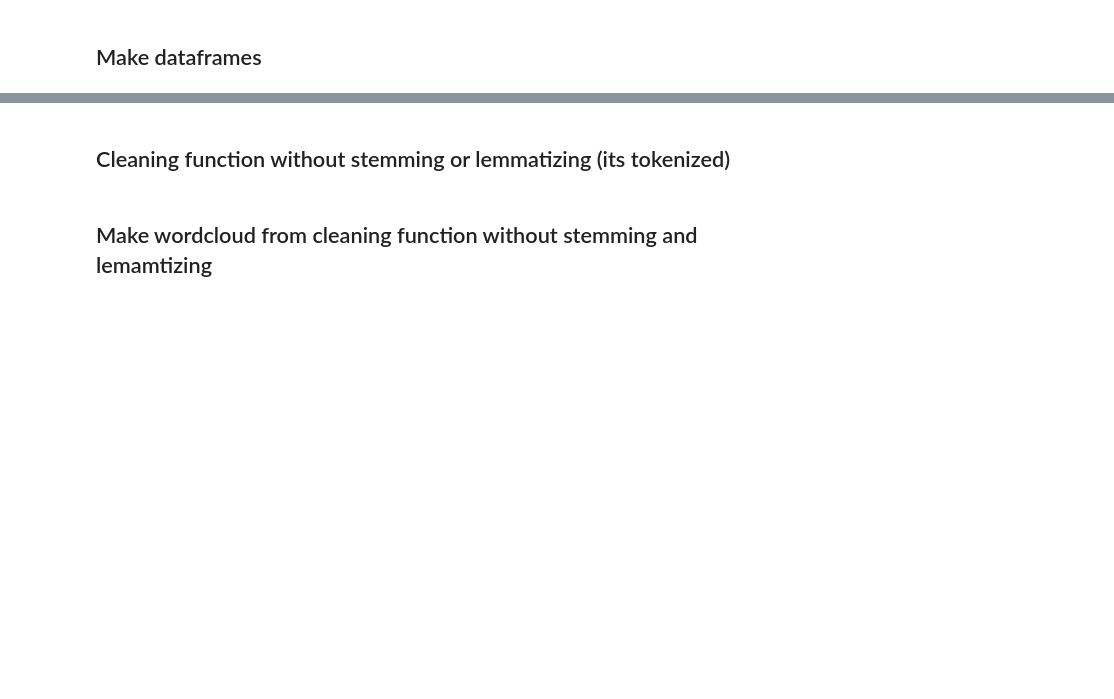
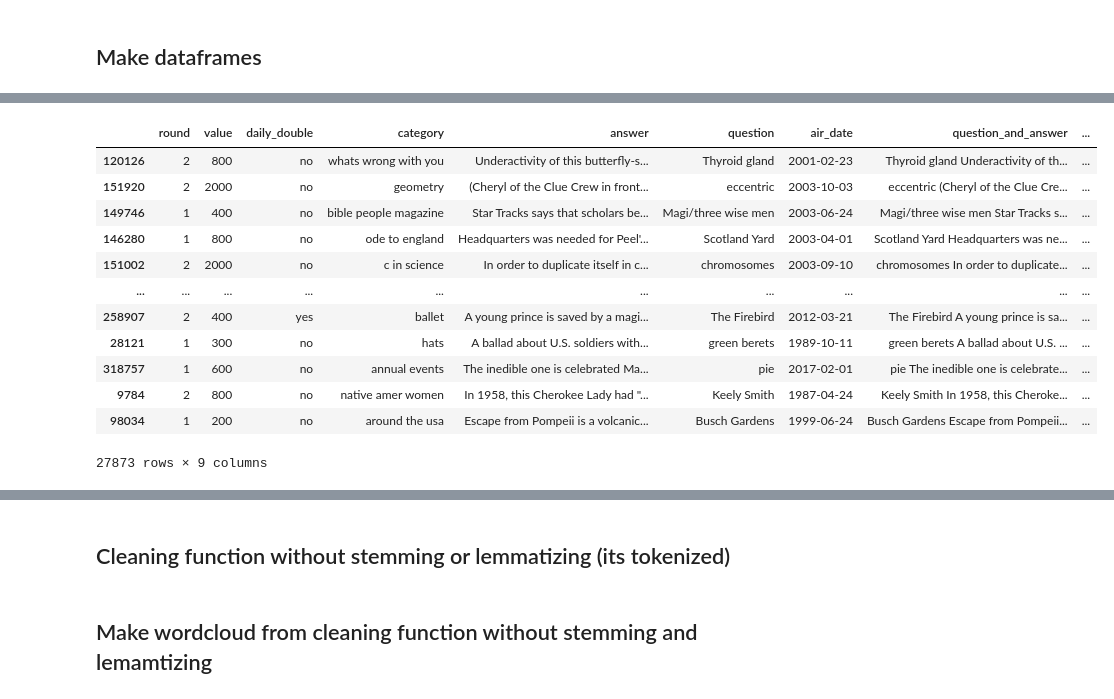
Before and after one commit to JCurley10/Jeopardy_nlp, a Jupyter notebook: notebooks/1.0-data-exploration.ipynb, the cells around one changed output, grey strips where cells are left out. Saved outputs shown, nothing was run; the diff lists cells and outputs as text; code cells hidden in the pictures; blank space fills up the shorter version.

```diff
--- a/notebooks/1.0-data-exploration.ipynb
+++ b/notebooks/1.0-data-exploration.ipynb
@@ -42,8 +42,20 @@ def make_q_and_a_col(df):
     return df
 
 #TODO: make another condition using "view assummptions"
-def make_clue_difficulty_col(df):
-    conditions = [((df['value']<=600) & (df['daily_double']=='no')), #easy
+def make_clue_difficulty_col(df, viewer_assumptions = False):
+    if viewer_assumptions:
+        conditions = [((df['daily_double']=='no') & (df['value']<= 800)), #easy
+                    ((df['daily_double']=='no') & (df['round']== 1) & (df['value'] > 800)), #average
+                    ((df['daily_double']=='no') & (df['value'] == 1200)), #average
+                    ((df['daily_double']=='no') & (df['round']== 2) & (df['value'] >= 1600)), #hard
+                    ((df['daily_double']== 'yes') & (df['round'] == 1)), #average
+                    ((df['daily_double']== 'yes') & (df['round'] == 2)), #hard
+                    (df['round'] == 3)] # final jeopardy, hard
+
+        difficulties = ['easy', 'average', 'average', 'hard', 'average', 'hard', 'hard']
+
+    else:
+        conditions = [((df['value']<=600) & (df['daily_double']=='no')), #easy
                 ((df['daily_double']=='no') & ((df['value']==800) | (df['value']==1200))), #average
                 ((df['daily_double']== 'yes') & (df['round'] == 1)), #average
                 ((df['daily_double']=='no') & ((df['value']==1000) | (df['value']>=1600))), #hard
@@ -51,13 +63,14 @@ def make_clue_difficulty_col(df):
                 (df['round'] == 3)] # final jeopardy, hard
 
 
-    difficulties = ['easy', 'average', 'average', 'hard', 'hard', 'hard']
+
+        difficulties = ['easy', 'average', 'average', 'hard', 'hard', 'hard']
 
     df['clue_difficulty'] = np.select(conditions, difficulties)
     return df
 
 #TODO: write docstring
-def update_df_columns(df):
+def update_df_columns(df, viewer_assumptions = False):
     """[summary]
 
     Args:
@@ -67,13 +80,20 @@ def update_df_columns(df):
         [type]: [description]
     """
     df_new = make_q_and_a_col(df)
-    df_new = make_clue_difficulty_col(df_new)
+    df_new = make_clue_difficulty_col(df_new, viewer_assumptions)
     return df_new
 # %%
 jeopardy = read_tsv('../data/master_season1-35.tsv')
+# jeopardy.rename(columns={"round": "Round", "value": "Value", "category": "comments","Comments": "answer", "Answer": "question"}
+
 jeopardy_df = update_df_columns(jeopardy)
 regular_episodes = jeopardy_df[jeopardy_df['notes']=='-']
 special_tournaments = jeopardy_df.drop(regular_episodes.index)
 regular_episodes_sub = regular_episodes.sample(frac = 0.1, axis = 0, random_state = 123)
 regular_episodes_sub.head()
+
+regular_episodes_sub = regular_episodes_sub.drop(['notes', 'comments'], axis =1)
+regular_episodes_sub = lowercase(regular_episodes_sub, ['category'])
+regular_episodes_sub = remove_punc(regular_episodes_sub, ['category'])
+print(regular_episodes_sub.head(3).to_markdown())
 # %% [output]
@@ -86,22 +104,40 @@ regular_episodes_sub.head()
 # %%
+
+
 def lowercase(df, cols):
     """
     turns the column (col) into one string,
     whose letters are all lowercase
     to be able to make a wordcloud
 
     Args:
         df (Pandas dataFrame): The dataframe in use
         col (str): the column name to turn into a string
 
     Returns:
         a string of lowercase letters
     """
     for col in cols:
         df[col] = df[col].str.lower()
     return df
 
-# lowercase(regular_episodes_sub,['question_and_answer', 'category'])
+reg = lowercase(regular_episodes_sub,['category'])
+reg = remove_punc(reg, ['category'])
+reg
+# %% [output]
+|  | round | value | daily_double | category | answer | question | air_date | question_and_answer | ... |
+| 120126 | 2 | 800 | no | whats wrong with you | Underactivity of this butterfly-s... | Thyroid gland | 2001-02-23 | Thyroid gland Underactivity of th... | ... |
+| 151920 | 2 | 2000 | no | geometry | (Cheryl of the Clue Crew in front... | eccentric | 2003-10-03 | eccentric (Cheryl of the Clue Cre... | ... |
+| 149746 | 1 | 400 | no | bible people magazine | Star Tracks says that scholars be... | Magi/three wise men | 2003-06-24 | Magi/three wise men Star Tracks s... | ... |
+| 146280 | 1 | 800 | no | ode to england | Headquarters was needed for Peel'... | Scotland Yard | 2003-04-01 | Scotland Yard Headquarters was ne... | ... |
+| 151002 | 2 | 2000 | no | c in science | In order to duplicate itself in c... | chromosomes | 2003-09-10 | chromosomes In order to duplicate... | ... |
+| ... | ... | ... | ... | ... | ... | ... | ... | ... | ... |
+| 258907 | 2 | 400 | yes | ballet | A young prince is saved by a magi... | The Firebird | 2012-03-21 | The Firebird A young prince is sa... | ... |
+| 28121 | 1 | 300 | no | hats | A ballad about U.S. soldiers with... | green berets | 1989-10-11 | green berets A ballad about U.S. ... | ... |
+| 318757 | 1 | 600 | no | annual events | The inedible one is celebrated Ma... | pie | 2017-02-01 | pie The inedible one is celebrate... | ... |
+| 9784 | 2 | 800 | no | native amer women | In 1958, this Cherokee Lady had "... | Keely Smith | 1987-04-24 | Keely Smith In 1958, this Cheroke... | ... |
+| 98034 | 1 | 200 | no | around the usa | Escape from Pompeii is a volcanic... | Busch Gardens | 1999-06-24 | Busch Gardens Escape from Pompeii... | ... |
+27873 rows × 9 columns
 # %%
 def tokenize(df, cols):
     for col in cols:
```
Also changed, not shown: parts of 3 cells of this notebook, 13 other files.
